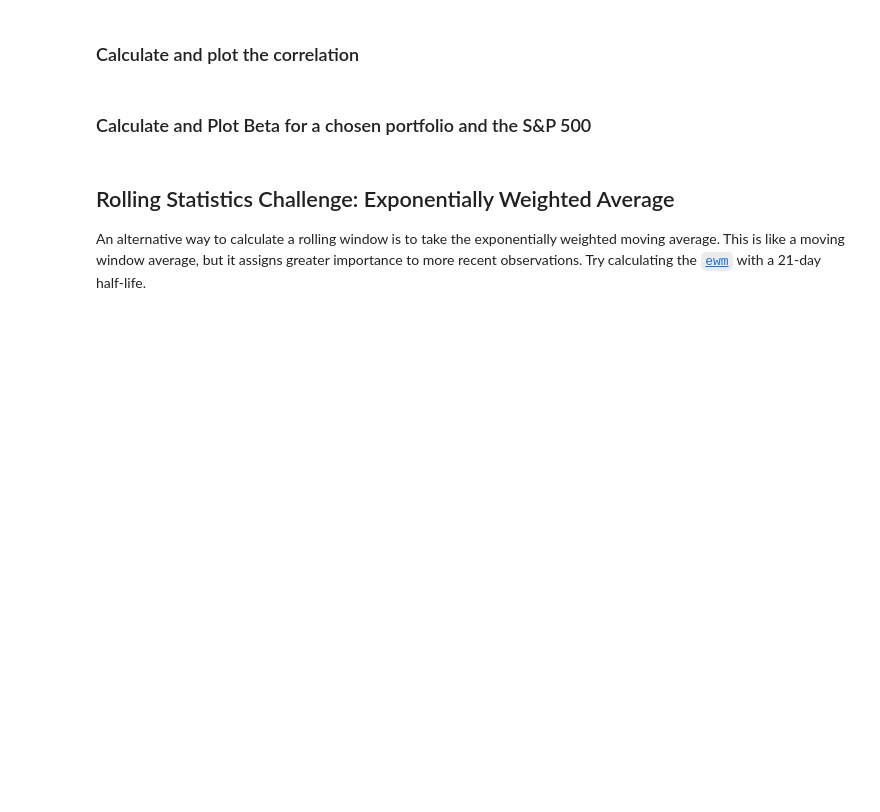
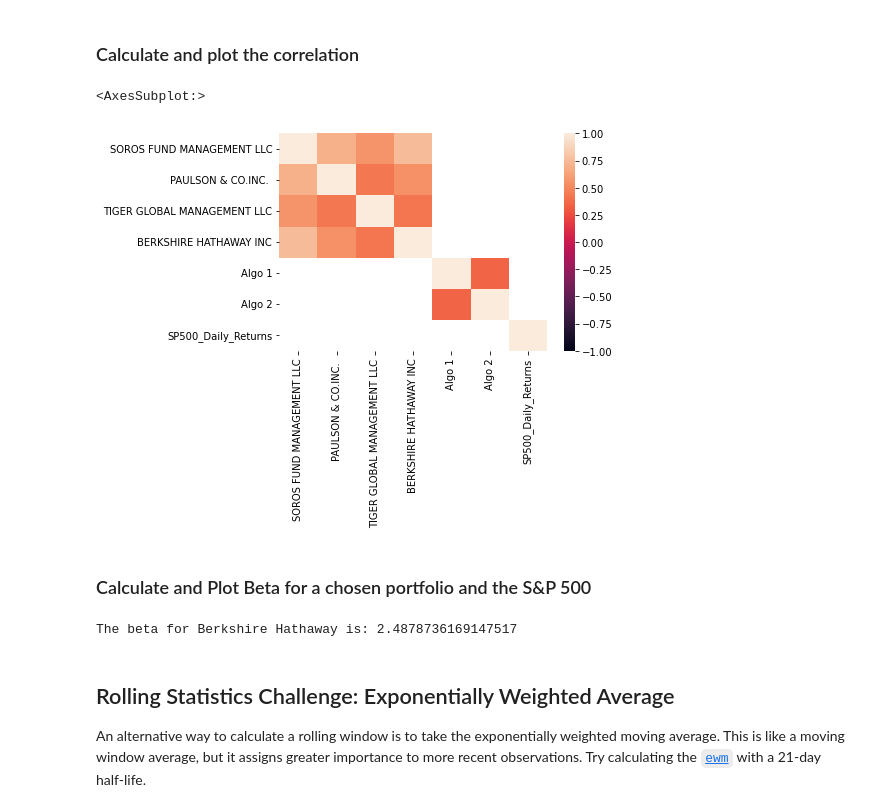
Before and after one commit to ServontiusT/Unit4Homework, a Jupyter notebook: whale_analysis.ipynb, the cells around one changed output. Drawn from its saved outputs; the diff is of its cells as text; code cells hidden in the pictures; blank space fills up the shorter version.

```diff
--- a/whale_analysis.ipynb
+++ b/whale_analysis.ipynb
@@ -239,18 +276,28 @@ Risk changes over time. Analyze the rolling statistics for Risk and Beta.
 ### Calculate and plot the correlation
 # %%
 # Calculate the correlation
-
+combined_correlation = combined_returns.corr()
 # Display de correlation matrix
+sns.heatmap(combined_correlation, vmin=-1, vmax=1)
+# %% [output]
+<AxesSubplot:>
+[figure, added]
 # %% [markdown]
 ### Calculate and Plot Beta for a chosen portfolio and the S&P 500
 # %%
 # Calculate covariance of a single portfolio
+berkshire_variance = combined_returns['BERKSHIRE HATHAWAY INC'].var()
 
 # Calculate variance of S&P 500
+sp500_variance = combined_returns['SP500_Daily_Returns'].var()
 
 # Computing beta
+berkshire_beta = berkshire_variance / sp500_variance
 
 # Plot beta trend
+print(f'The beta for Berkshire Hathaway is: {berkshire_beta}')
+# %% [output]
+The beta for Berkshire Hathaway is: 2.4878736169147517
 # %% [markdown]
 ## Rolling Statistics Challenge: Exponentially Weighted Average
 
```
Also changed, not shown: parts of 24 cells of this notebook, 1 other file.
